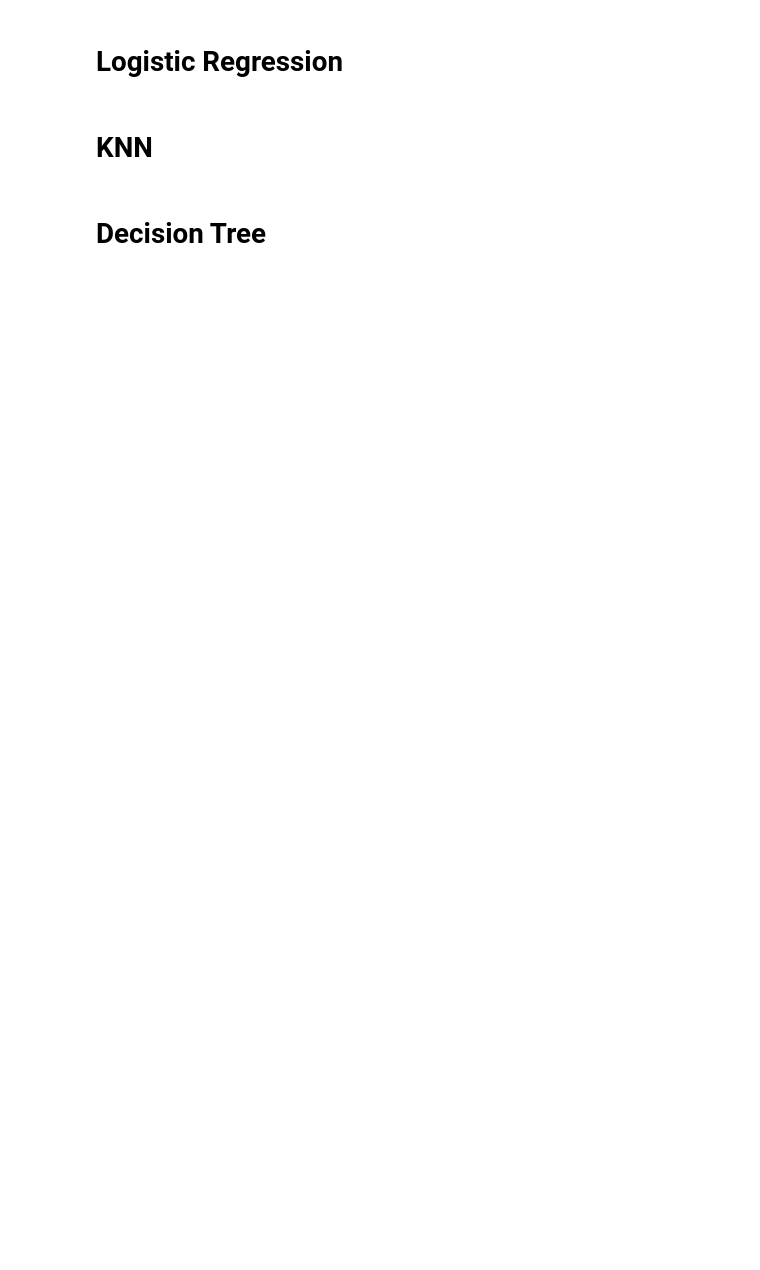
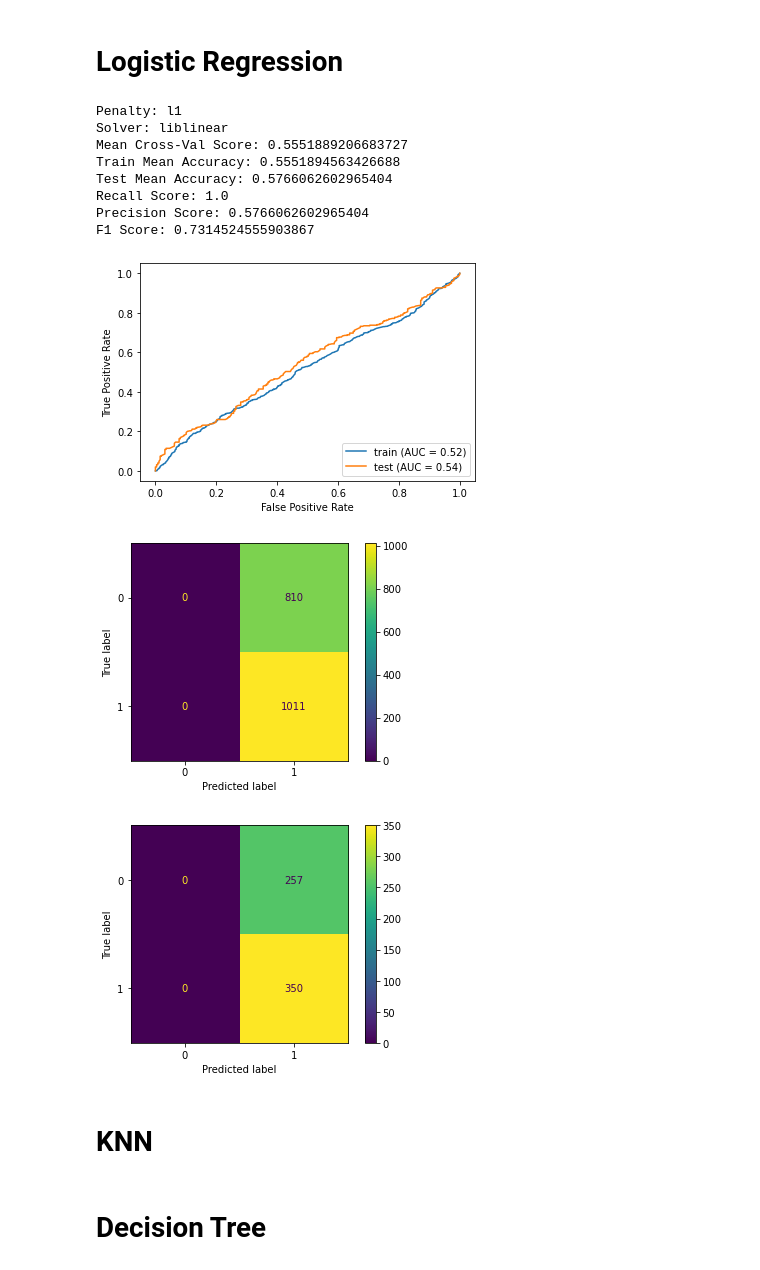
Before and after one commit to MatthewR1021/MLB_Classification, a Jupyter notebook: Modeling_Function_Builder.ipynb, the cells around one changed output. Drawn from its saved outputs; the diff is of its cells as text; code cells hidden in the pictures; blank space fills up the shorter version.

```diff
--- a/Modeling_Function_Builder.ipynb
+++ b/Modeling_Function_Builder.ipynb
@@ -195,6 +233,20 @@ def logreg(X_train, X_test, y_train, y_test, cv=5):
     # Plot Confusion Matrix
     plot_confusion_matrix(log, X_train, y_train)
     plot_confusion_matrix(log, X_test, y_test)
+# %%
+logreg(train_pca,test_pca,y_train,y_test)
+# %% [output]
+Penalty: l1
+Solver: liblinear
+Mean Cross-Val Score: 0.5551889206683727
+Train Mean Accuracy: 0.5551894563426688
+Test Mean Accuracy: 0.5766062602965404
+Recall Score: 1.0
+Precision Score: 0.5766062602965404
+F1 Score: 0.7314524555903867
+[figure, added]
+[figure, added]
+[figure, added]
 # %% [markdown]
 # KNN
 # %%
```
Also changed, not shown: parts of 17 cells of this notebook, 16 other files.
